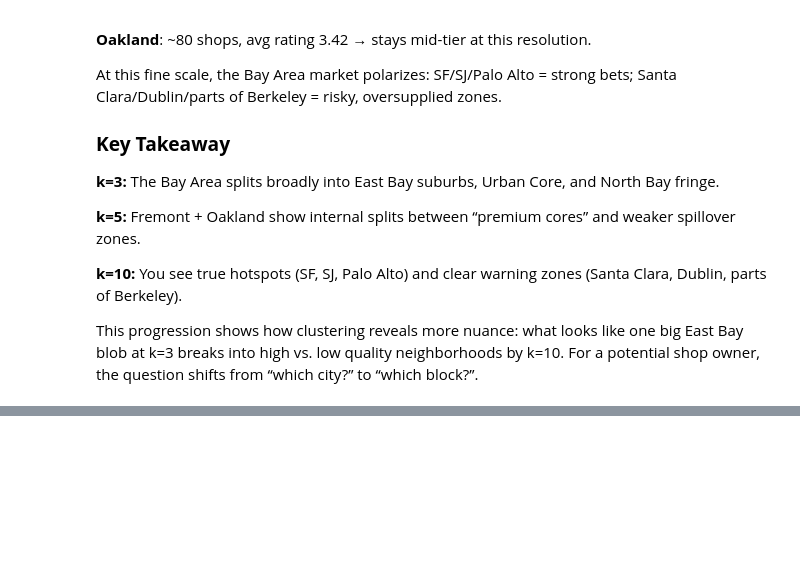
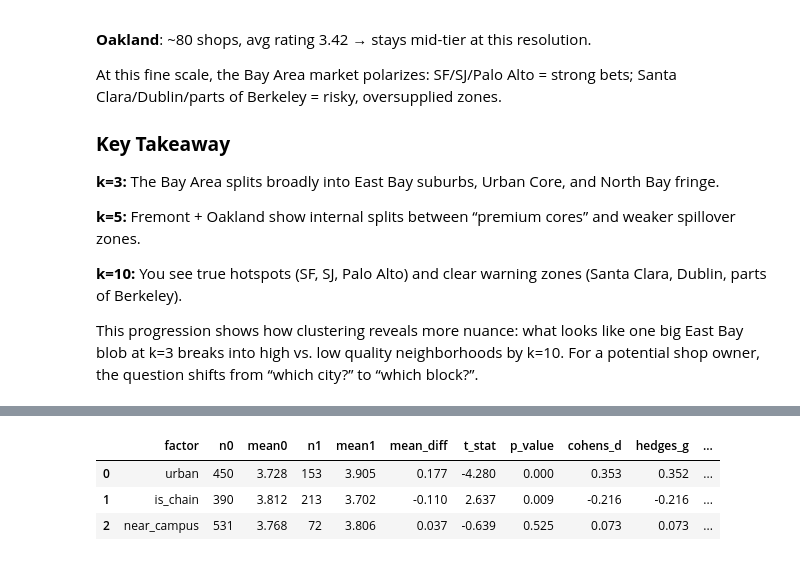
Before and after one commit to alishlish/boba-eda-starter, a Jupyter notebook: notebooks/eda.ipynb, the cells around one changed output, grey strips where cells are left out. Drawn from its saved outputs; the diff is of its cells as text; code cells hidden in the pictures; blank space fills up the shorter version.

```diff
--- a/notebooks/eda.ipynb
+++ b/notebooks/eda.ipynb
@@ -437,0 +507,6 @@ This progression shows how clustering reveals more nuance: what looks like one b
+# %%
+print(df["rating"].describe()[["mean","std","min","max"]].round(2))
+for col in ["urban","is_chain","near_campus"]:
+    print(f"\n=== {col} ===")
+    print("counts:\n", df[col].value_counts().rename("count"))
+    print("means/medians:\n", df.groupby(col)["rating"].agg(["count","mean","median","std"]).round(2))
@@ -437,0 +539,10 @@ This progression shows how clustering reveals more nuance: what looks like one b
+# %%
+# Make sure we’re using the right longitude column
+lon_col = "lon" if "lon" in df.columns else "long"
+
+# Quick QC: how many in each group + basic stats
+for col in ["urban", "is_chain", "near_campus"]:
+    print(f"\n=== {col} value counts ===")
+    print(df[col].value_counts(dropna=False))
+    print("\nmeans/medians:")
+    print(df.groupby(col)["rating"].agg(["count","mean","median","std"]).round(2))
@@ -437,0 +577,51 @@ This progression shows how clustering reveals more nuance: what looks like one b
+# %%
+from scipy import stats
+import numpy as np, pandas as pd
+
+def cohens_d(g0, g1):
+    n0, n1 = len(g0), len(g1)
+    s0, s1 = np.var(g0, ddof=1), np.var(g1, ddof=1)
+    sp = np.sqrt(((n0-1)*s0 + (n1-1)*s1)/(n0+n1-2))
+    return (np.mean(g1)-np.mean(g0))/sp
+
+def hedges_g(d, n0, n1):
+    J = 1 - 3/(4*(n0+n1)-9)
+    return d*J
+
+def welch_summary(df, col, y="rating"):
+    g0 = df.loc[df[col]==0, y].dropna().to_numpy()
+    g1 = df.loc[df[col]==1, y].dropna().to_numpy()
+    t, p = stats.ttest_ind(g0, g1, equal_var=False)
+    d = cohens_d(g0, g1); g = hedges_g(d, len(g0), len(g1))
+    return {
+        "factor": col, "n0": len(g0), "mean0": g0.mean(), "n1": len(g1), "mean1": g1.mean(),
+        "mean_diff": g1.mean()-g0.mean(), "t_stat": t, "p_value": p, "cohens_d": d, "hedges_g": g
+    }
+
+def bootstrap_ci(df, col, y="rating", n_boot=5000, ci=95):
+    g0 = df.loc[df[col]==0, y].dropna().values
+    g1 = df.loc[df[col]==1, y].dropna().values
+    diffs, ds = [], []
+    for _ in range(n_boot):
+        s0 = np.random.choice(g0, size=len(g0), replace=True)
+        s1 = np.random.choice(g1, size=len(g1), replace=True)
+        diffs.append(s1.mean()-s0.mean())
+        sp = np.sqrt(((s0.var(ddof=1)*(len(s0)-1))+(s1.var(ddof=1)*(len(s1)-1)))/(len(s0)+len(s1)-2))
+        ds.append((s1.mean()-s0.mean())/sp)
+    a = (100-ci)/2; b = 100-a
+    return (np.percentile(diffs,a), np.percentile(diffs,b)), (np.percentile(ds,a), np.percentile(ds,b))
+
+rows = []
+for col in ["urban","is_chain","near_campus"]:
+    out = welch_summary(df, col)
+    ci_diff, ci_d = bootstrap_ci(df, col)
+    out["95%_CI_diff"] = ci_diff
+    out["95%_CI_d"] = ci_d
+    rows.append(out)
+
+pd.DataFrame(rows).round(3)
+# %% [output]
+|  | factor | n0 | mean0 | n1 | mean1 | mean_diff | t_stat | p_value | cohens_d | hedges_g | ... |
+| 0 | urban | 450 | 3.728 | 153 | 3.905 | 0.177 | -4.280 | 0.000 | 0.353 | 0.352 | ... |
+| 1 | is_chain | 390 | 3.812 | 213 | 3.702 | -0.110 | 2.637 | 0.009 | -0.216 | -0.216 | ... |
+| 2 | near_campus | 531 | 3.768 | 72 | 3.806 | 0.037 | -0.639 | 0.525 | 0.073 | 0.073 | ... |
```
Also changed, not shown: parts of 28 cells of this notebook.
